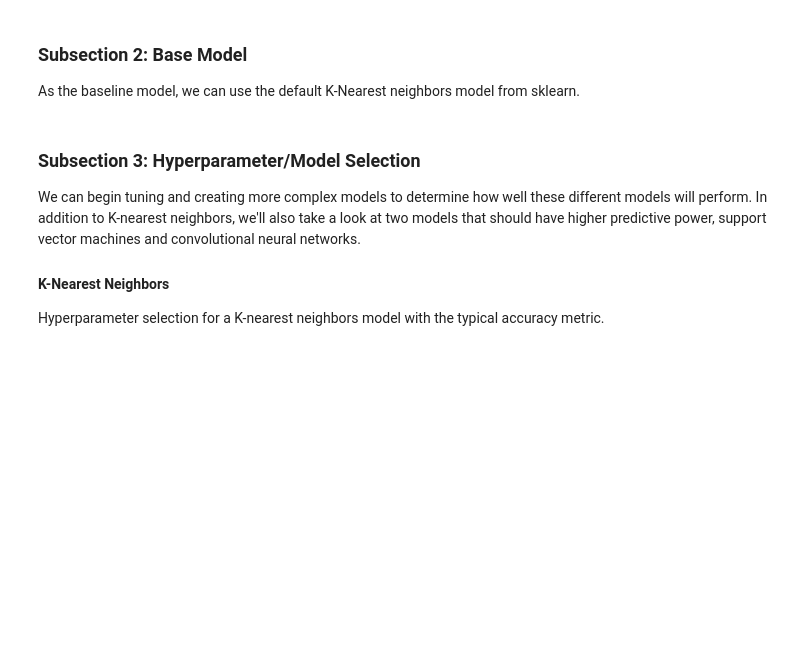
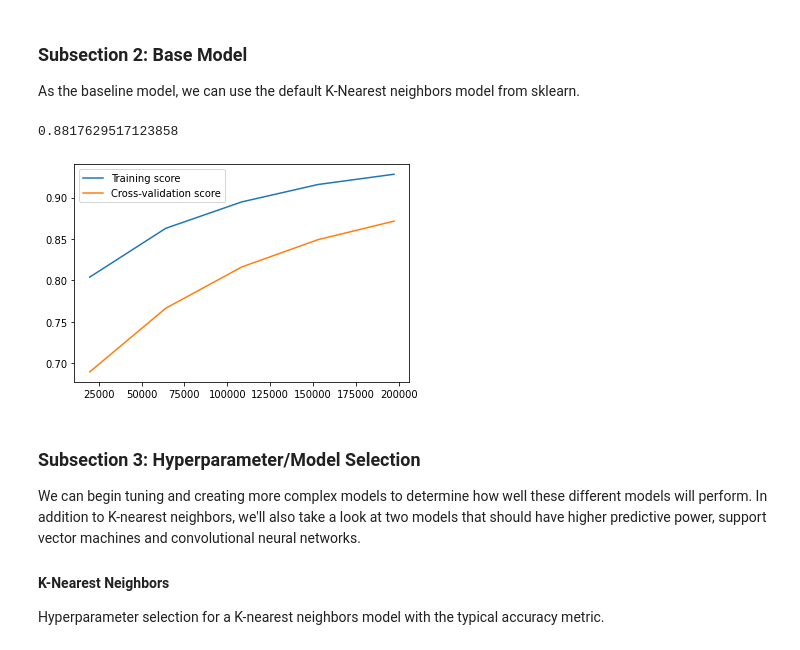
Before and after one commit to COGS118A/Group016-Sp22, a Jupyter notebook: FinalProject_group016.ipynb, the cells around one changed output. Drawn from its saved outputs; the diff is of its cells as text; code cells hidden in the pictures; blank space fills up the shorter version.

```diff
--- a/FinalProject_group016.ipynb
+++ b/FinalProject_group016.ipynb
@@ -168,3 +124,27 @@ X_train, X_test, y_train, y_test = train_test_split(X, y, test_size=0.33, random
+# %%
+data    = np.load("./dataset_1-30.npy")
+labels  = np.load("./dataset_labels_1-30.npy")
+
+combine = np.hstack((data, labels))
+
+comp       = combine[combine[:,-1] ==-1]
+spind      = combine[combine[:,-1] == 1]
+neither    = combine[combine[:,-1] == 0]
+
+comp_size    = comp.shape[0]
+spind_size   = spind.shape[0]
+neither_size = neither.shape[0]
+
+sample_cap = min([comp_size, neither_size, spind_size])
+
+combine = np.concatenate((comp[:sample_cap],
+                          spind[:sample_cap],
+                          neither[:sample_cap]),
+                          axis=0)
+
+X, y = np.split(combine, [-1], axis=1)
+
+X_train, X_test, y_train, y_test = train_test_split(X, y, test_size=0.33, random_state=42)
 # %%
 first_idx = 0
 samps = 10
@@ -201,13 +181,17 @@ model = KNeighborsClassifier()
 
 model.fit(X_train, np.ravel(y_train))
 model.score(X_test, y_test)
+# %% [output]
+0.8817629517123858
 # %%
-train_sizes, train_scores, test_scores = learning_curve(model, X_train, np.ravel(y_train), cv=10)
+train_sizes, train_scores, valid_scores = learning_curve(model, X_train, np.ravel(y_train), cv=10)
 
 plt.plot(train_sizes,np.mean(train_scores,axis=1), label="Training score")
 plt.plot(train_sizes,np.mean(valid_scores,axis=1), label="Cross-validation score")
 plt.legend()
 plt.show()
+# %% [output]
+[figure, added]
 # %% [markdown]
 ### Subsection 3: Hyperparameter/Model Selection
 
```
Also changed, not shown: parts of 36 cells of this notebook.
